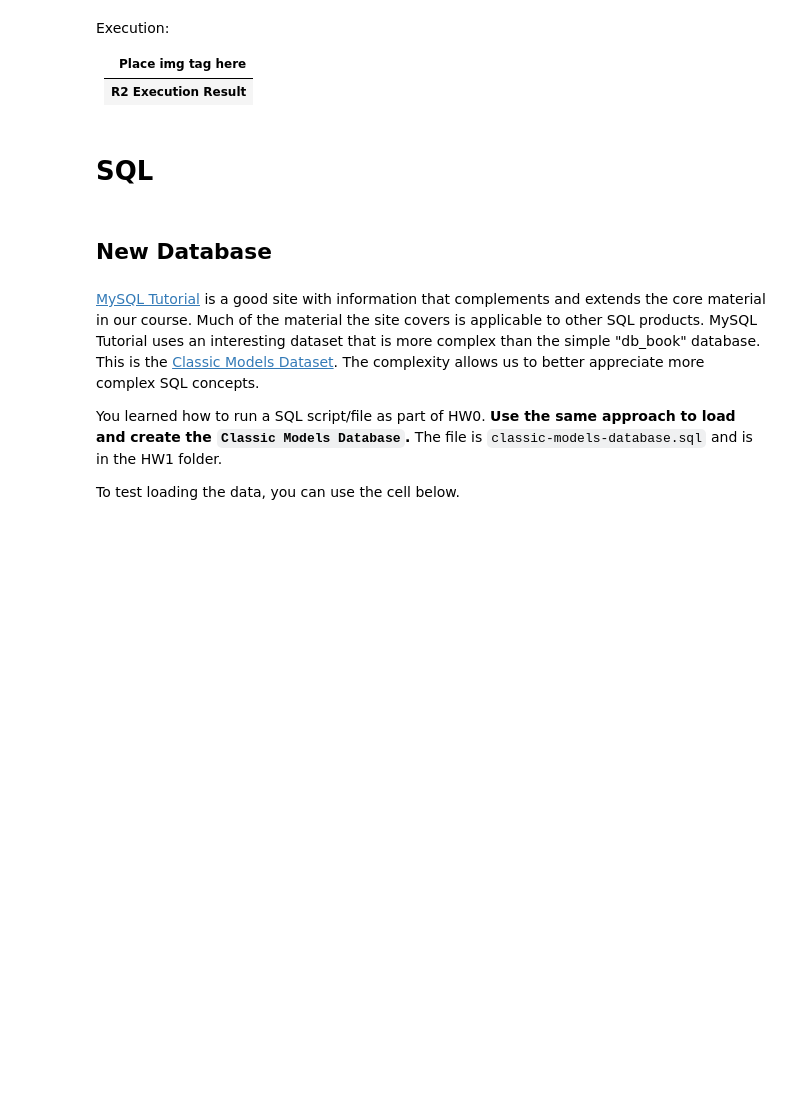
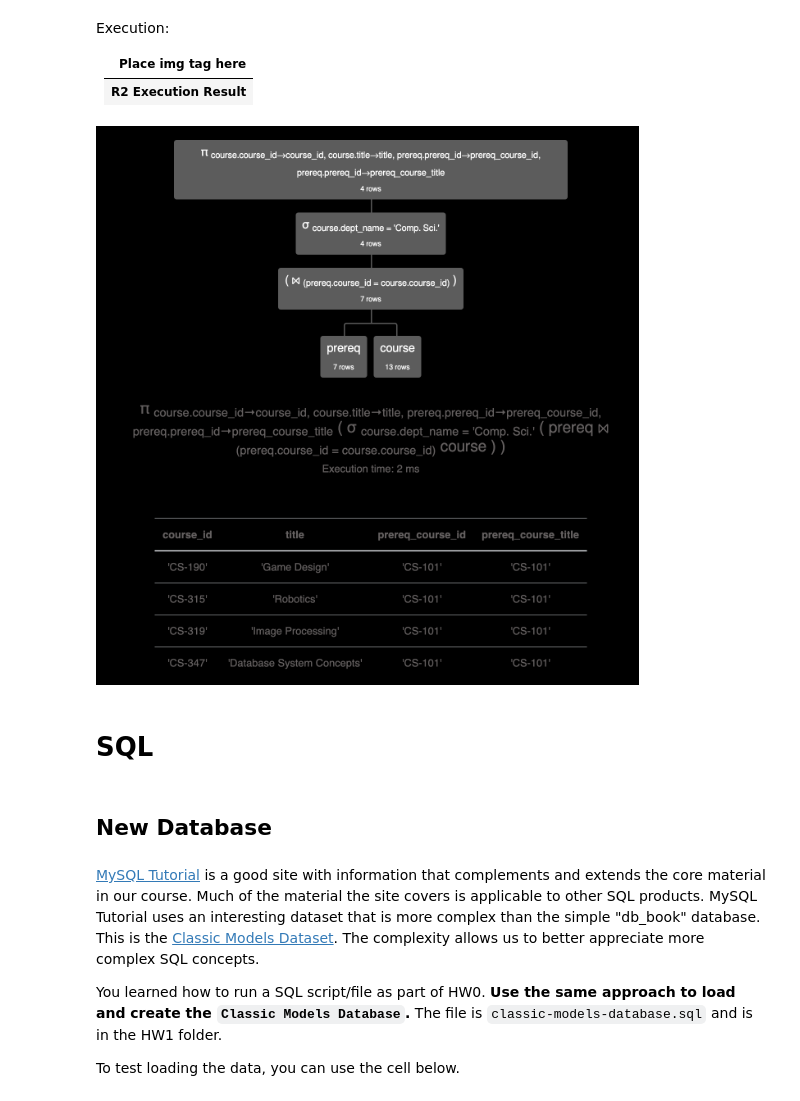
Before and after one commit to arnesanovaj/W4111-Intro-to-Databases-Spring-2024, a Jupyter notebook: Homework/HW1/S24-W4111-HW1.ipynb, the cells around one changed output. Cells and saved outputs as stored; diff of their text form; code cells hidden in the pictures; blank space fills up the shorter version.

```diff
--- a/Homework/HW1/S24-W4111-HW1.ipynb
+++ b/Homework/HW1/S24-W4111-HW1.ipynb
@@ -401,6 +412,10 @@ Execution:
 | Place img tag here |
 | :---: |
 | __R2 Execution Result__|
+# %%
+Image("r2.png")
+# %% [output]
+[figure, added]
 # %% [markdown]
 # SQL
 # %% [markdown]
```
Also changed, not shown: parts of 26 cells of this notebook, 8 other files.
